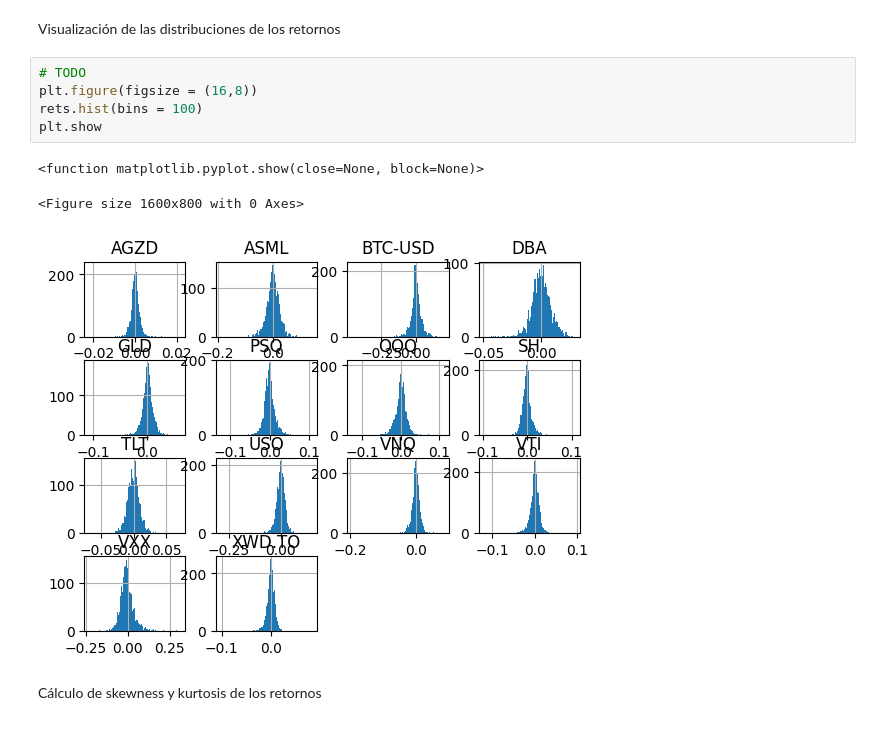
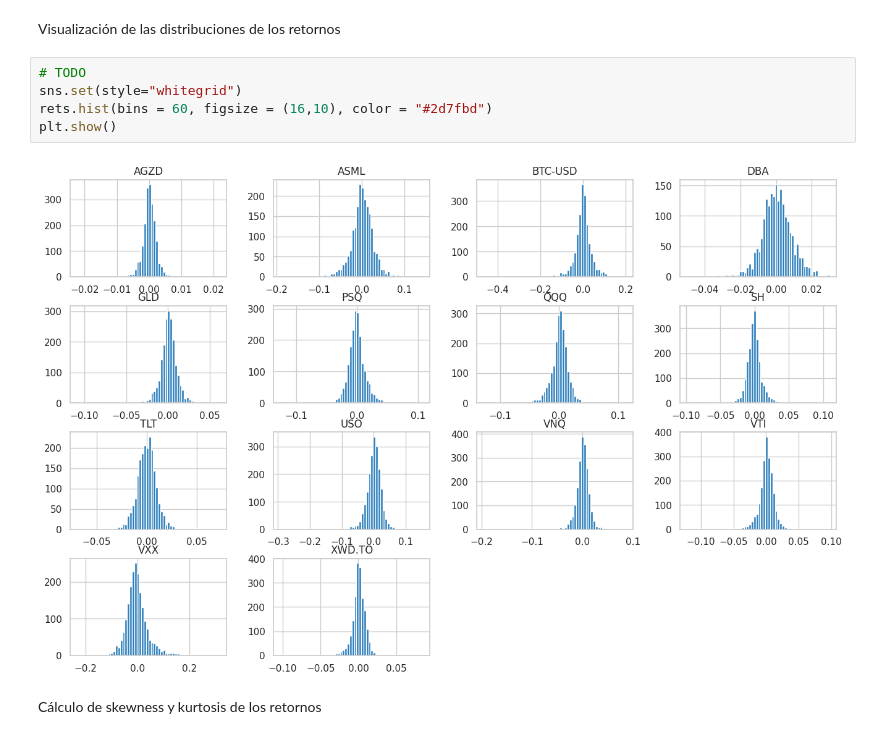
Before and after one commit to alfonso-santos/microcredencial-carteras-python, a Jupyter notebook: Tema_5_APT/src/Prueba_Nivel.ipynb, the cells around one changed output. Cells and saved outputs as stored; diff of their text form.

```diff
--- a/Tema_5_APT/src/Prueba_Nivel.ipynb
+++ b/Tema_5_APT/src/Prueba_Nivel.ipynb
@@ -157,13 +161,11 @@ rets.plot()
 Visualización de las distribuciones de los retornos
 # %%
 # TODO
-plt.figure(figsize = (16,8))
-rets.hist(bins = 100)
-plt.show
+sns.set(style="whitegrid")
+rets.hist(bins = 60, figsize = (16,10), color = "#2d7fbd")
+plt.show()
 # %% [output]
-<function matplotlib.pyplot.show(close=None, block=None)>
-<Figure size 1600x800 with 0 Axes>
-[figure, old version]
+[figure, new version]
 # %% [markdown]
 Cálculo de skewness y kurtosis de los retornos
 # %%
```
Also changed, not shown: parts of 6 cells of this notebook.
